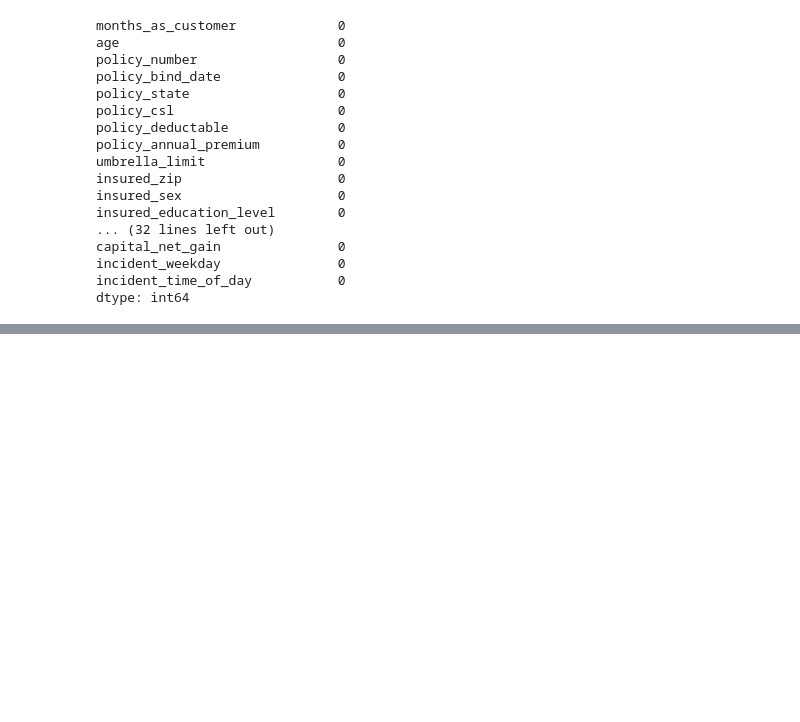
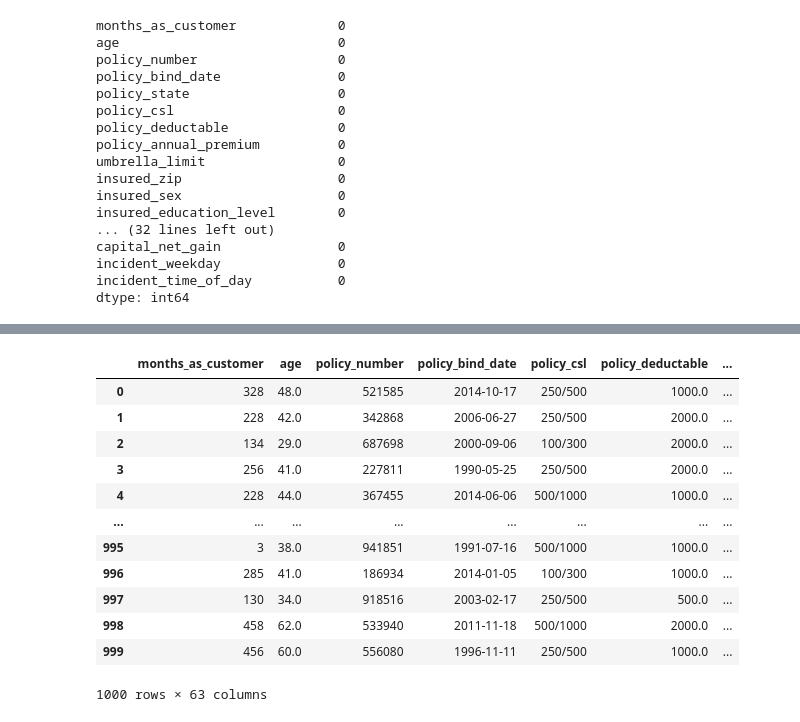
Before and after one commit to Lindelani82/Insurance-Claim-Detection-project, a Jupyter notebook: Untitled-1.ipynb, the cells around one changed output, grey strips where cells are left out. Drawn from its saved outputs; the diff is of its cells as text; code cells hidden in the pictures; blank space fills up the shorter version.

```diff
--- a/Untitled-1.ipynb
+++ b/Untitled-1.ipynb
@@ -374,0 +460,16 @@ dtype: int64
+# %%
+new_data
+# %% [output]
+|  | months_as_customer | age | policy_number | policy_bind_date | policy_csl | policy_deductable | ... |
+| 0 | 328 | 48.0 | 521585 | 2014-10-17 | 250/500 | 1000.0 | ... |
+| 1 | 228 | 42.0 | 342868 | 2006-06-27 | 250/500 | 2000.0 | ... |
+| 2 | 134 | 29.0 | 687698 | 2000-09-06 | 100/300 | 2000.0 | ... |
+| 3 | 256 | 41.0 | 227811 | 1990-05-25 | 250/500 | 2000.0 | ... |
+| 4 | 228 | 44.0 | 367455 | 2014-06-06 | 500/1000 | 1000.0 | ... |
+| ... | ... | ... | ... | ... | ... | ... | ... |
+| 995 | 3 | 38.0 | 941851 | 1991-07-16 | 500/1000 | 1000.0 | ... |
+| 996 | 285 | 41.0 | 186934 | 2014-01-05 | 100/300 | 1000.0 | ... |
+| 997 | 130 | 34.0 | 918516 | 2003-02-17 | 250/500 | 500.0 | ... |
+| 998 | 458 | 62.0 | 533940 | 2011-11-18 | 500/1000 | 2000.0 | ... |
+| 999 | 456 | 60.0 | 556080 | 1996-11-11 | 250/500 | 1000.0 | ... |
+1000 rows × 63 columns
```
Also changed, not shown: parts of 4 cells of this notebook.
